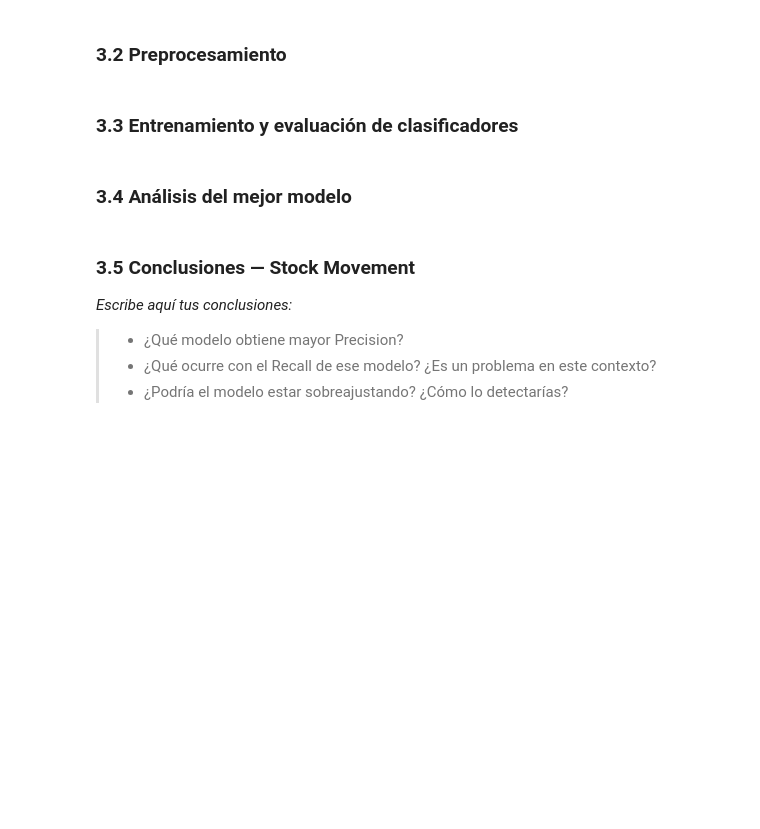
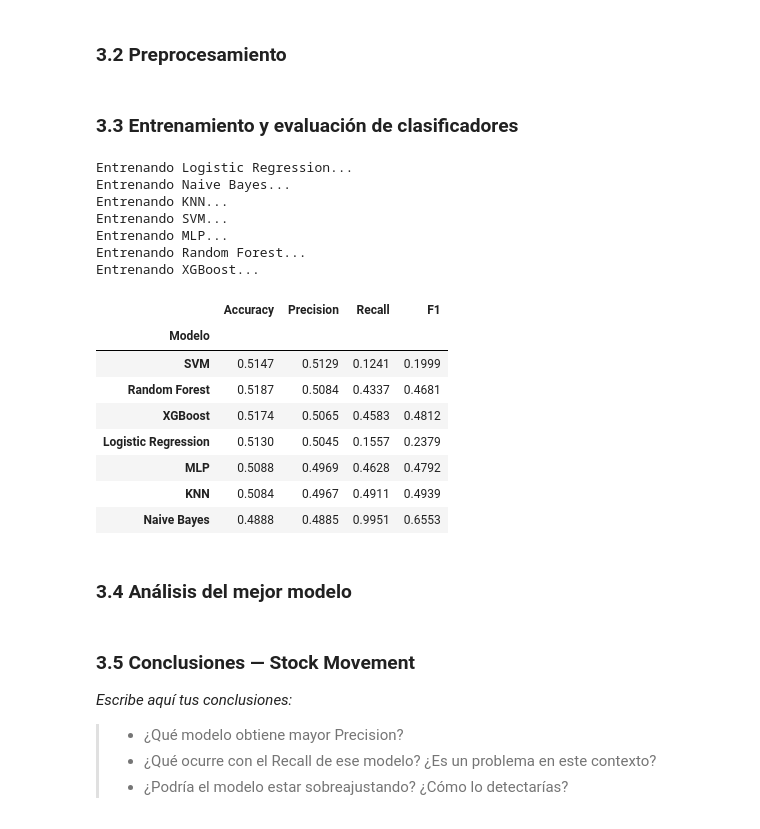
Before and after one commit to rafaelhh04/IC, a Jupyter notebook: Practica5/notebook_13_clasificadores.ipynb, the cells around one changed output. Drawn from its saved outputs; the diff is of its cells as text; code cells hidden in the pictures; blank space fills up the shorter version.

```diff
--- a/Practica5/notebook_13_clasificadores.ipynb
+++ b/Practica5/notebook_13_clasificadores.ipynb
@@ -323,19 +435,45 @@ print(f'Distribución de clases:\n{df_stock["target"].value_counts()}')
 # 💡 Reflexión importante: los datos de bolsa son una serie temporal.
 # Un split aleatorio mezclaría datos del futuro con el pasado (data leakage).
 # En series temporales se usa shuffle=False para respetar el orden cronológico.
+X_stock = df_stock.drop(columns=['target'])
+y_stock = df_stock['target']
 
-# X_stock = ...
-# y_stock = ...
-# scaler_stock = StandardScaler()
-# X_stock_scaled = scaler_stock.fit_transform(X_stock)
-# X_train_s, X_test_s, y_train_s, y_test_s = train_test_split(..., shuffle=False)
+scaler_stock = StandardScaler()
+X_stock_scaled = scaler_stock.fit_transform(X_stock)
+
+# ⚠️ shuffle=False: respeta el orden temporal
+X_train_s, X_test_s, y_train_s, y_test_s = train_test_split(
+    X_stock_scaled, y_stock,
+    test_size=0.2,
+    shuffle=False    # ← Crítico para series temporales
+)
 # %% [markdown]
 ### 3.3 Entrenamiento y evaluación de clasificadores
 # %%
 # TODO: Llama a evaluar_clasificadores indicando precision como métrica principal
-
-# tabla_stock = evaluar_clasificadores(X_train_s, X_test_s, y_train_s, y_test_s, highlight_metric='precision')
-# tabla_stock
+# 3.3 Evaluación con Precision como métrica principal
+tabla_stock = evaluar_clasificadores(
+    X_train_s, X_test_s, y_train_s, y_test_s,
+    highlight_metric='precision'  # ← La columna Precision aparece resaltada en verde
+)
+tabla_stock
+# %% [output]
+Entrenando Logistic Regression...
+Entrenando Naive Bayes...
+Entrenando KNN...
+Entrenando SVM...
+Entrenando MLP...
+Entrenando Random Forest...
+Entrenando XGBoost...
+|  | Accuracy | Precision | Recall | F1 |
+| Modelo |  |  |  |  |
+| SVM | 0.5147 | 0.5129 | 0.1241 | 0.1999 |
+| Random Forest | 0.5187 | 0.5084 | 0.4337 | 0.4681 |
+| XGBoost | 0.5174 | 0.5065 | 0.4583 | 0.4812 |
+| Logistic Regression | 0.5130 | 0.5045 | 0.1557 | 0.2379 |
+| MLP | 0.5088 | 0.4969 | 0.4628 | 0.4792 |
+| KNN | 0.5084 | 0.4967 | 0.4911 | 0.4939 |
+| Naive Bayes | 0.4888 | 0.4885 | 0.9951 | 0.6553 |
 # %% [markdown]
 ### 3.4 Análisis del mejor modelo
 # %%
```
Also changed, not shown: parts of 16 cells of this notebook, 4 other files.
